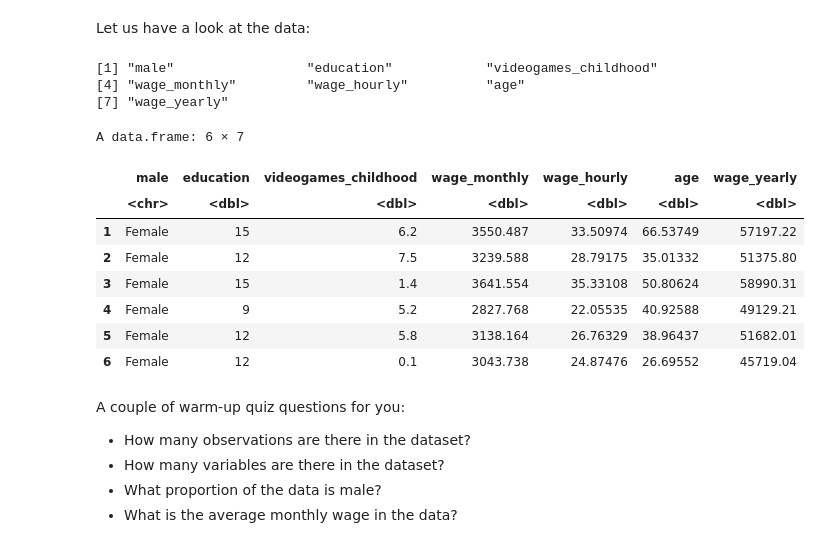
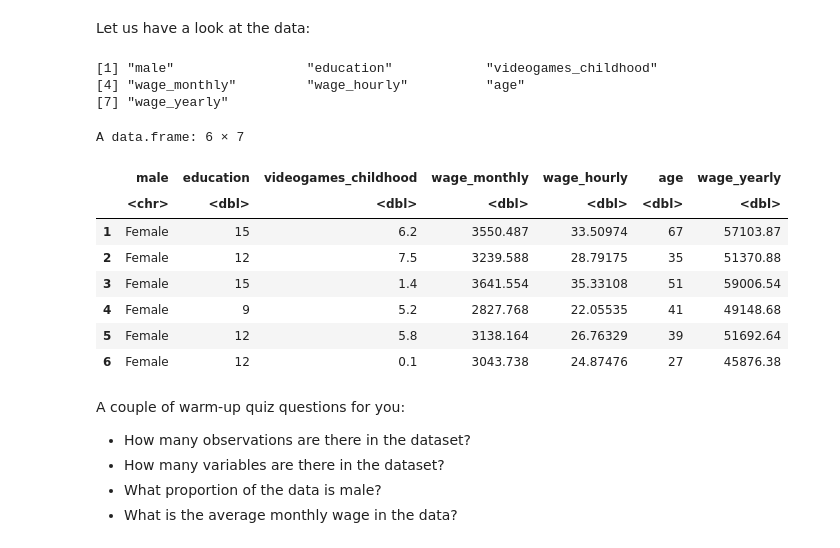
Before and after one commit to ds-modules/ECON-140-FA22-RDE, a Jupyter notebook: Sections/107-108-Jonathan/Section 3 - Full.ipynb, the cells around one changed output. Cells and saved outputs as stored; diff of their text form; code cells hidden in the pictures.

```diff
--- a/Sections/107-108-Jonathan/Section 3 - Full.ipynb
+++ b/Sections/107-108-Jonathan/Section 3 - Full.ipynb
@@ -72,21 +72,21 @@ print("Dataset successfully generated")
 # %% [markdown]
 Let us have a look at the data:
 # %%
-colnames(data)
-head(data)
+colnames(dataset)
+head(dataset)
 # %% [output]
 [1] "male"                 "education"            "videogames_childhood"
 [4] "wage_monthly"         "wage_hourly"          "age"
 [7] "wage_yearly"
 A data.frame: 6 × 7
 |  | male | education | videogames_childhood | wage_monthly | wage_hourly | age | wage_yearly |
 |  | <chr> | <dbl> | <dbl> | <dbl> | <dbl> | <dbl> | <dbl> |
-| 1 | Female | 15 | 6.2 | 3550.487 | 33.50974 | 66.53749 | 57197.22 |
-| 2 | Female | 12 | 7.5 | 3239.588 | 28.79175 | 35.01332 | 51375.80 |
-| 3 | Female | 15 | 1.4 | 3641.554 | 35.33108 | 50.80624 | 58990.31 |
-| 4 | Female | 9 | 5.2 | 2827.768 | 22.05535 | 40.92588 | 49129.21 |
-| 5 | Female | 12 | 5.8 | 3138.164 | 26.76329 | 38.96437 | 51682.01 |
-| 6 | Female | 12 | 0.1 | 3043.738 | 24.87476 | 26.69552 | 45719.04 |
+| 1 | Female | 15 | 6.2 | 3550.487 | 33.50974 | 67 | 57103.87 |
+| 2 | Female | 12 | 7.5 | 3239.588 | 28.79175 | 35 | 51370.88 |
+| 3 | Female | 15 | 1.4 | 3641.554 | 35.33108 | 51 | 59006.54 |
+| 4 | Female | 9 | 5.2 | 2827.768 | 22.05535 | 41 | 49148.68 |
+| 5 | Female | 12 | 5.8 | 3138.164 | 26.76329 | 39 | 51692.64 |
+| 6 | Female | 12 | 0.1 | 3043.738 | 24.87476 | 27 | 45876.38 |
 # %% [markdown]
 A couple of warm-up quiz questions for you:
 * How many observations are there in the dataset?
```
Also changed, not shown: parts of 23 cells of this notebook, 3 other files.
